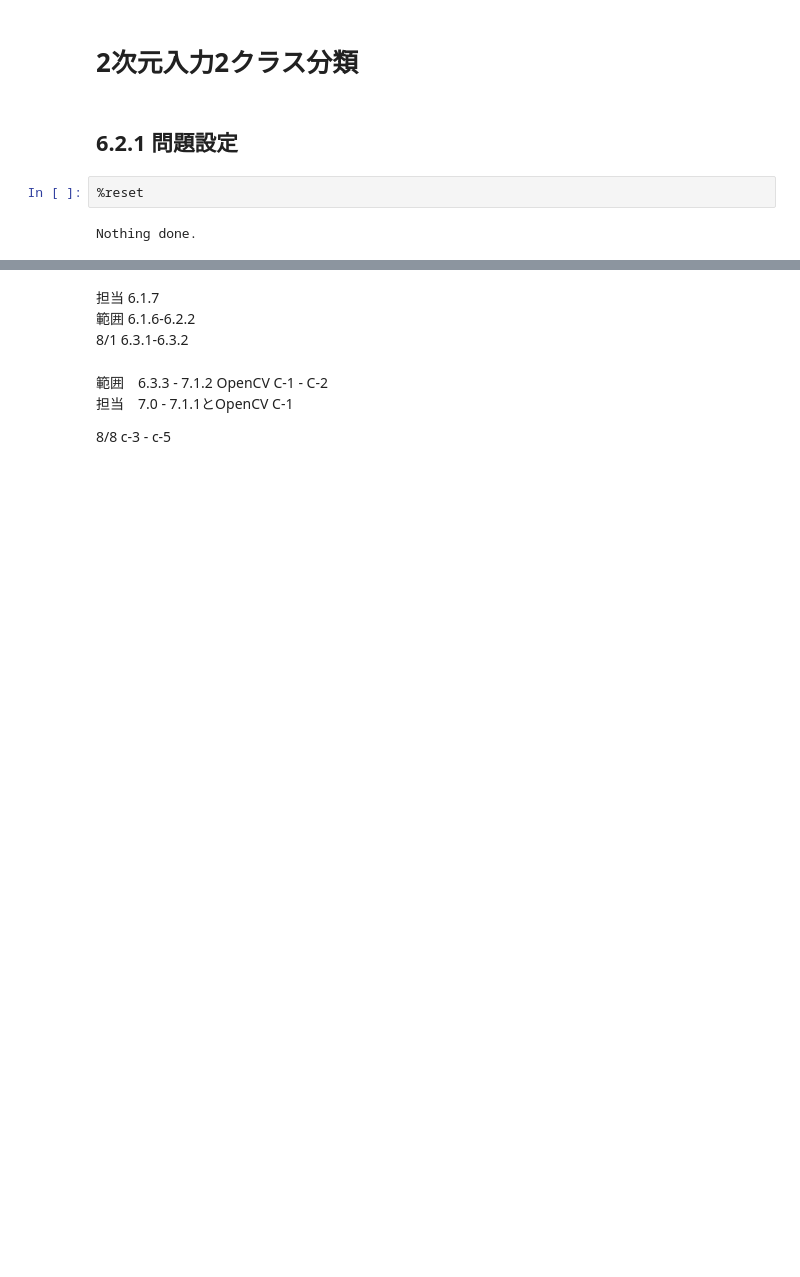
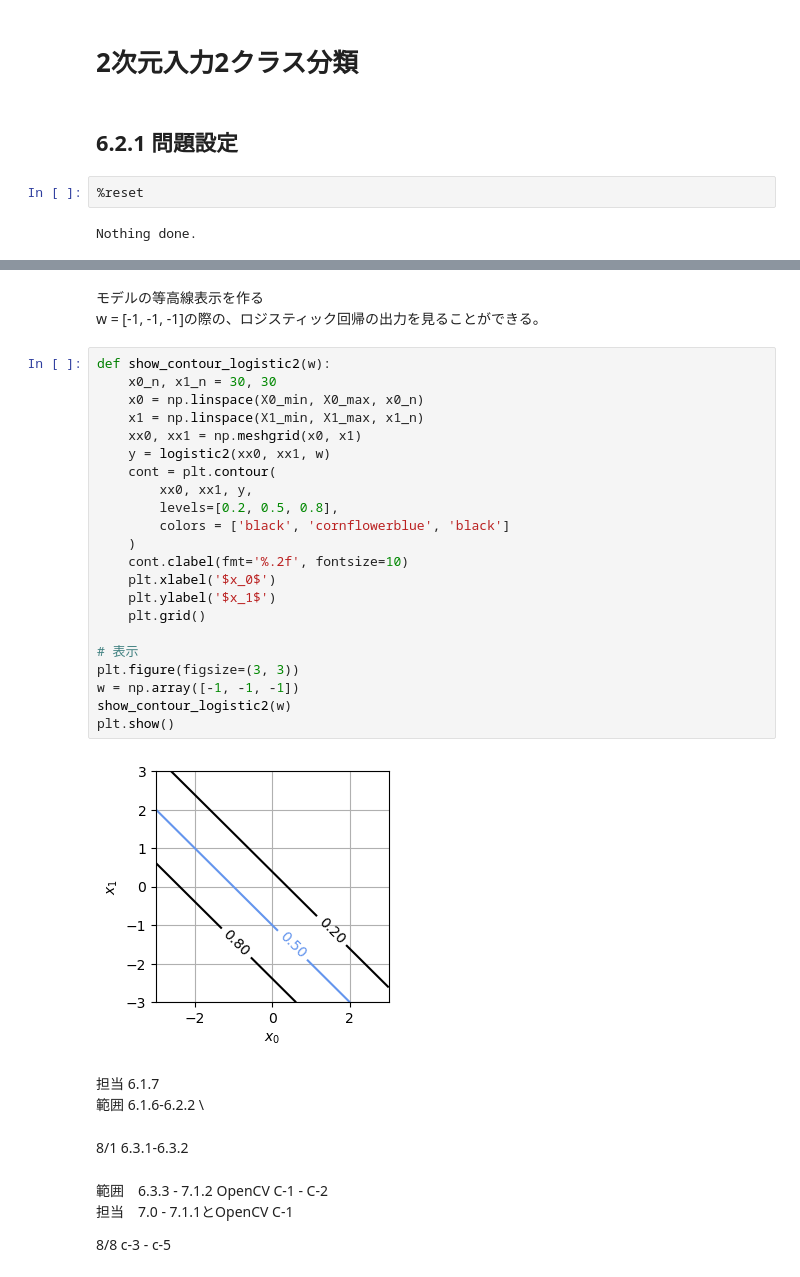
Before and after one commit to a2c6201/ml_labo, a Jupyter notebook: ml_text/section6.ipynb, the cells around one changed output, grey strips where cells are left out. Saved outputs shown, nothing was run; the diff lists cells and outputs as text; blank space fills up the shorter version.

```diff
--- a/ml_text/section6.ipynb
+++ b/ml_text/section6.ipynb
@@ -325,7 +466,35 @@ for
+# %% [markdown]
+モデルの等高線表示を作る \
+w = [-1, -1, -1]の際の、ロジスティック回帰の出力を見ることができる。
+# %%
+def show_contour_logistic2(w):
+    x0_n, x1_n = 30, 30
+    x0 = np.linspace(X0_min, X0_max, x0_n)
+    x1 = np.linspace(X1_min, X1_max, x1_n)
+    xx0, xx1 = np.meshgrid(x0, x1)
+    y = logistic2(xx0, xx1, w)
+    cont = plt.contour(
+        xx0, xx1, y,
+        levels=[0.2, 0.5, 0.8],
+        colors = ['black', 'cornflowerblue', 'black']
+    )
+    cont.clabel(fmt='%.2f', fontsize=10)
+    plt.xlabel('$x_0$')
+    plt.ylabel('$x_1$')
+    plt.grid()
+
+# 表示
+plt.figure(figsize=(3, 3))
+w = np.array([-1, -1, -1])
+show_contour_logistic2(w)
+plt.show()
+# %% [output]
+[figure, added]
 # %% [markdown]
 担当 6.1.7 \
 範囲 6.1.6-6.2.2 \
-8/1 6.3.1-6.3.2
+# %% [markdown]
+8/1 6.3.1-6.3.2
 # %% [markdown]
 範囲　6.3.3 - 7.1.2 OpenCV C-1 - C-2 \
 担当　7.0 - 7.1.1とOpenCV C-1
```
Also changed, not shown: parts of 15 cells of this notebook, 1 other file.
